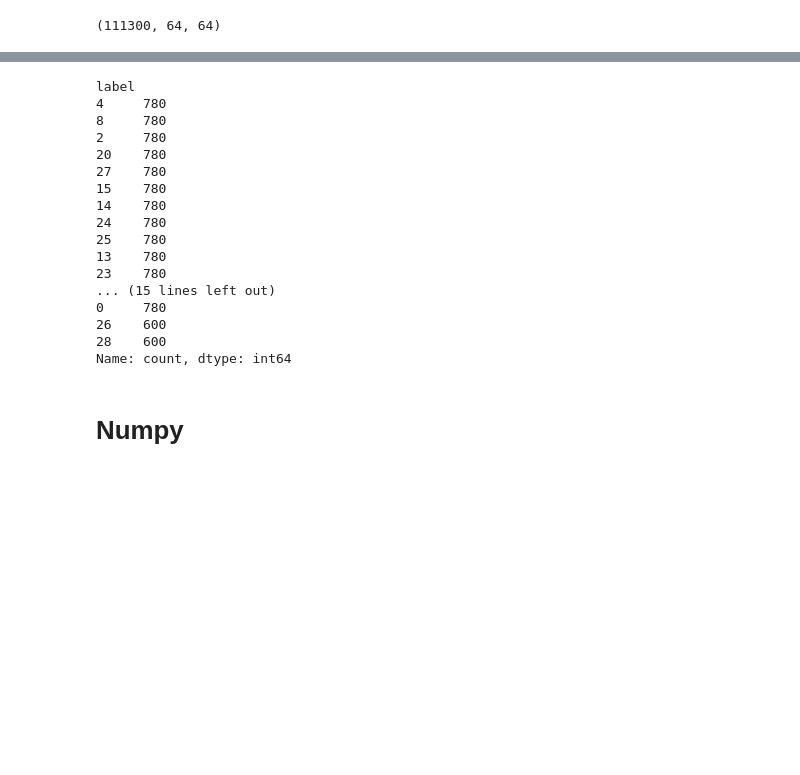
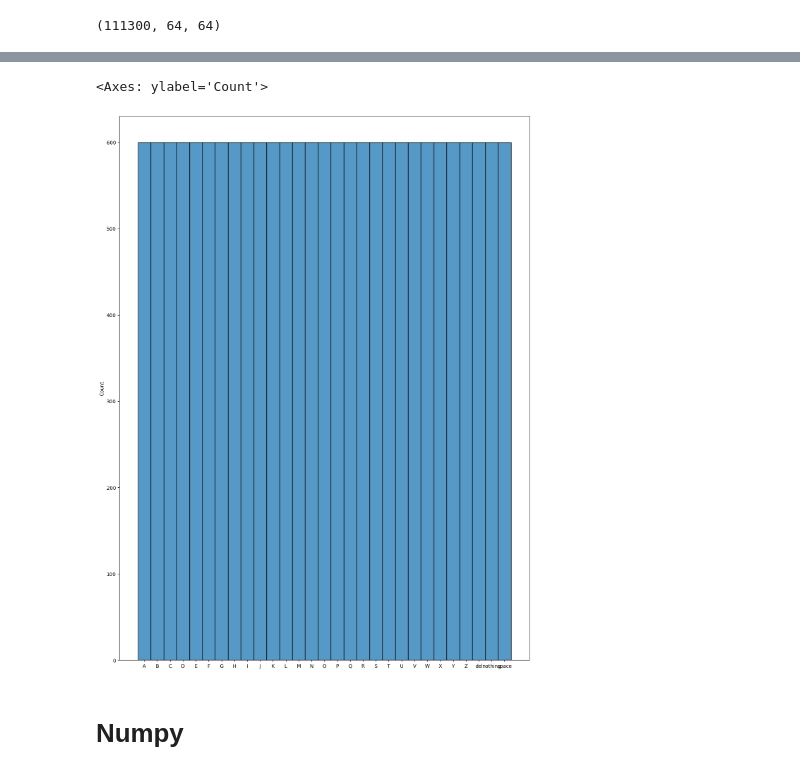
Before and after one commit to SteMor1/ASL_Live_Recognition, a Jupyter notebook: ProgettoML.ipynb, the cells around one changed output, grey strips where cells are left out. Saved outputs shown, nothing was run; the diff lists cells and outputs as text; code cells hidden in the pictures; blank space fills up the shorter version.

```diff
--- a/ProgettoML.ipynb
+++ b/ProgettoML.ipynb
@@ -221,25 +214,11 @@ test_labels_encoded = label_encoder.transform(test_labels)
 # %%
-df = pd.DataFrame(val_labels_encoded,columns=["label"])
+df = pd.DataFrame(val_labels,columns=["label"])
-# %%
-df.label.value_counts()
-# %% [output]
-label
-4     780
-8     780
-2     780
-20    780
-27    780
-15    780
-14    780
-24    780
-25    780
-13    780
-23    780
-... (15 lines left out)
-0     780
-26    600
-28    600
-Name: count, dtype: int64
+# %%
+plt.figure(figsize=(15,20))
+sns.histplot(data=sorted(df.label),discrete=True)
+# %% [output]
+<Axes: ylabel='Count'>
+[figure, added]
 # %%
 labels = sorted(set(val_labels))
 # %%
```
Also changed, not shown: parts of 34 cells of this notebook.
